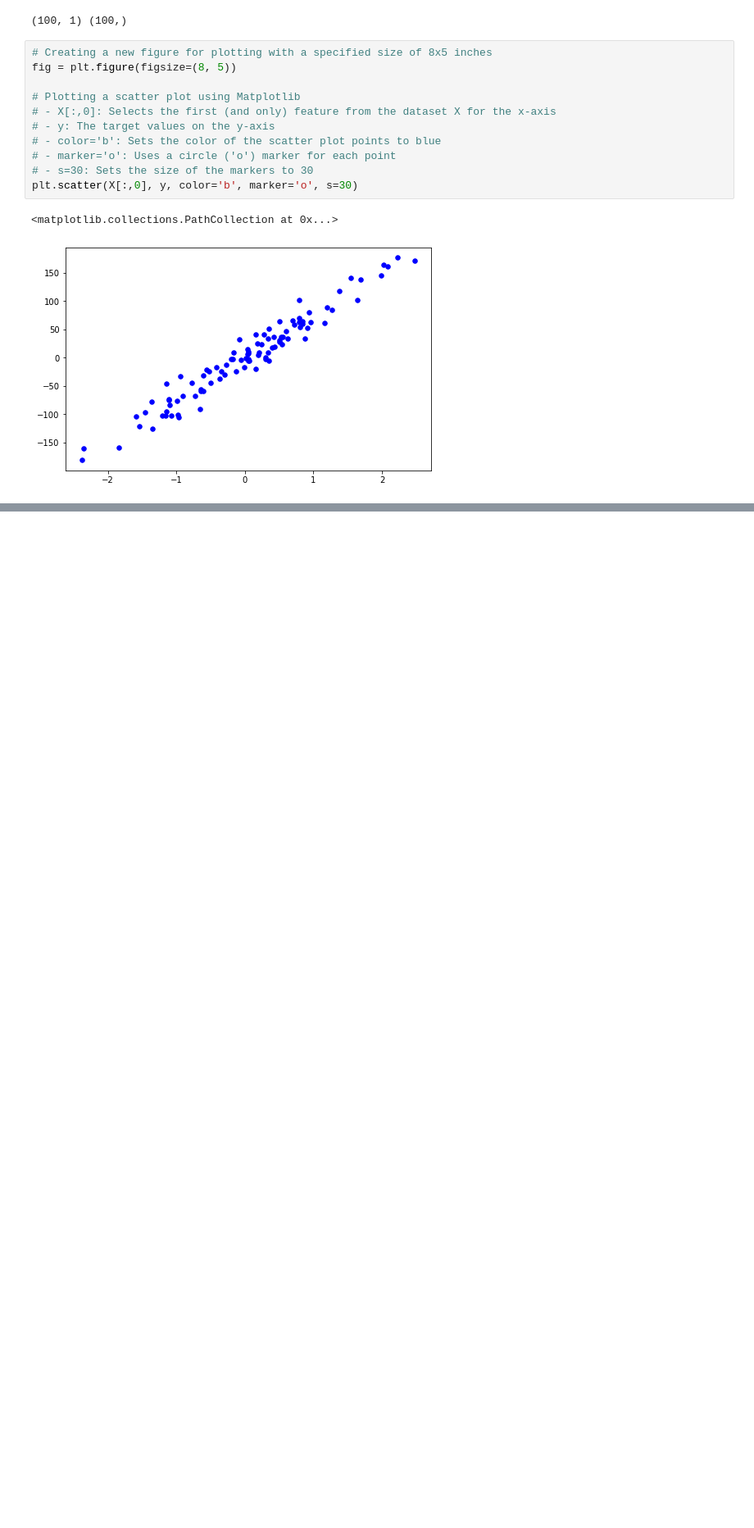
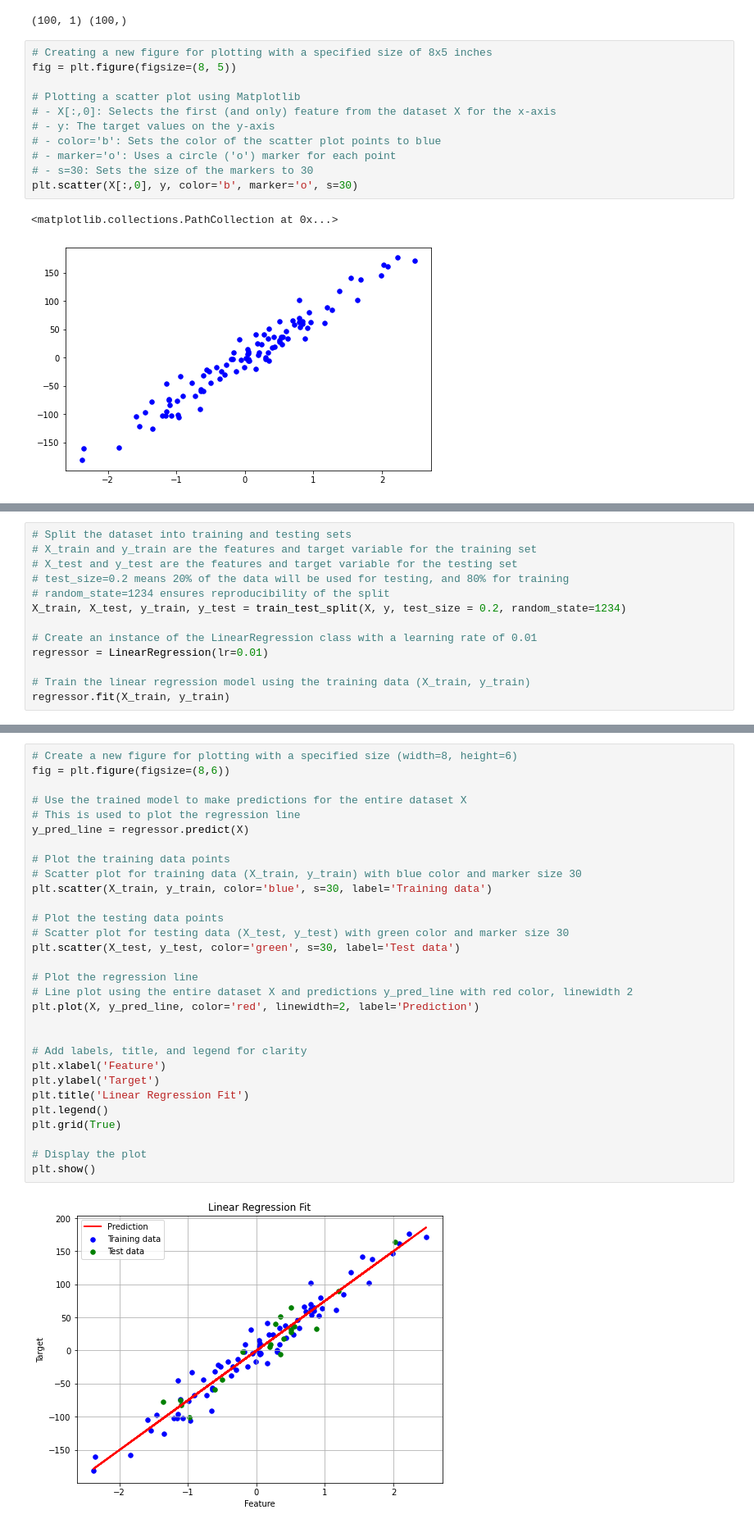
Before and after one commit to ronicse59/Linear-Regression, a Jupyter notebook: Linear Regression.ipynb, the cells around one changed output, grey strips where cells are left out. Shown at 82% size. Saved outputs shown, nothing was run; the diff lists cells and outputs as text; blank space fills up the shorter version.

```diff
--- a/Linear Regression.ipynb
+++ b/Linear Regression.ipynb
@@ -151,0 +114,13 @@ plt.show()
+# %%
+# Split the dataset into training and testing sets
+# X_train and y_train are the features and target variable for the training set
+# X_test and y_test are the features and target variable for the testing set
+# test_size=0.2 means 20% of the data will be used for testing, and 80% for training
+# random_state=1234 ensures reproducibility of the split
+X_train, X_test, y_train, y_test = train_test_split(X, y, test_size = 0.2, random_state=1234)
+
+# Create an instance of the LinearRegression class with a learning rate of 0.01
+regressor = LinearRegression(lr=0.01)
+
+# Train the linear regression model using the training data (X_train, y_train)
+regressor.fit(X_train, y_train)
@@ -151,0 +149,32 @@ plt.show()
+# %%
+# Create a new figure for plotting with a specified size (width=8, height=6)
+fig = plt.figure(figsize=(8,6))
+
+# Use the trained model to make predictions for the entire dataset X
+# This is used to plot the regression line
+y_pred_line = regressor.predict(X)
+
+# Plot the training data points
+# Scatter plot for training data (X_train, y_train) with blue color and marker size 30
+plt.scatter(X_train, y_train, color='blue', s=30, label='Training data')
+
+# Plot the testing data points
+# Scatter plot for testing data (X_test, y_test) with green color and marker size 30
+plt.scatter(X_test, y_test, color='green', s=30, label='Test data')
+
+# Plot the regression line
+# Line plot using the entire dataset X and predictions y_pred_line with red color, linewidth 2
+plt.plot(X, y_pred_line, color='red', linewidth=2, label='Prediction')
+
+
+# Add labels, title, and legend for clarity
+plt.xlabel('Feature')
+plt.ylabel('Target')
+plt.title('Linear Regression Fit')
+plt.legend()
+plt.grid(True)
+
+# Display the plot
+plt.show()
+# %% [output]
+[figure, added]
```
Also changed, not shown: parts of 12 cells of this notebook.
